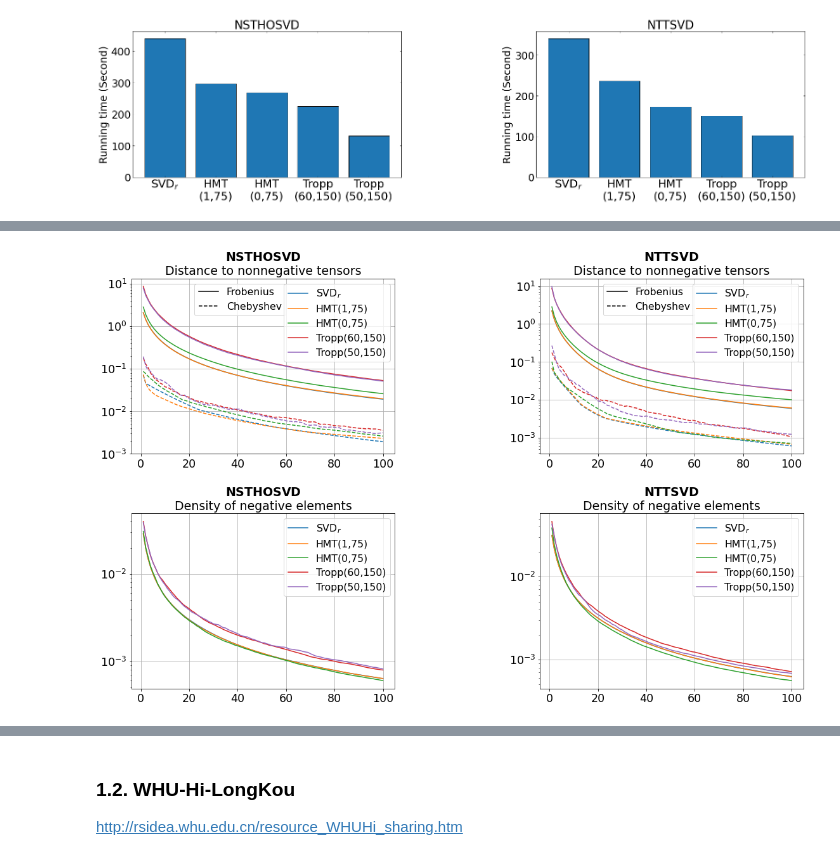
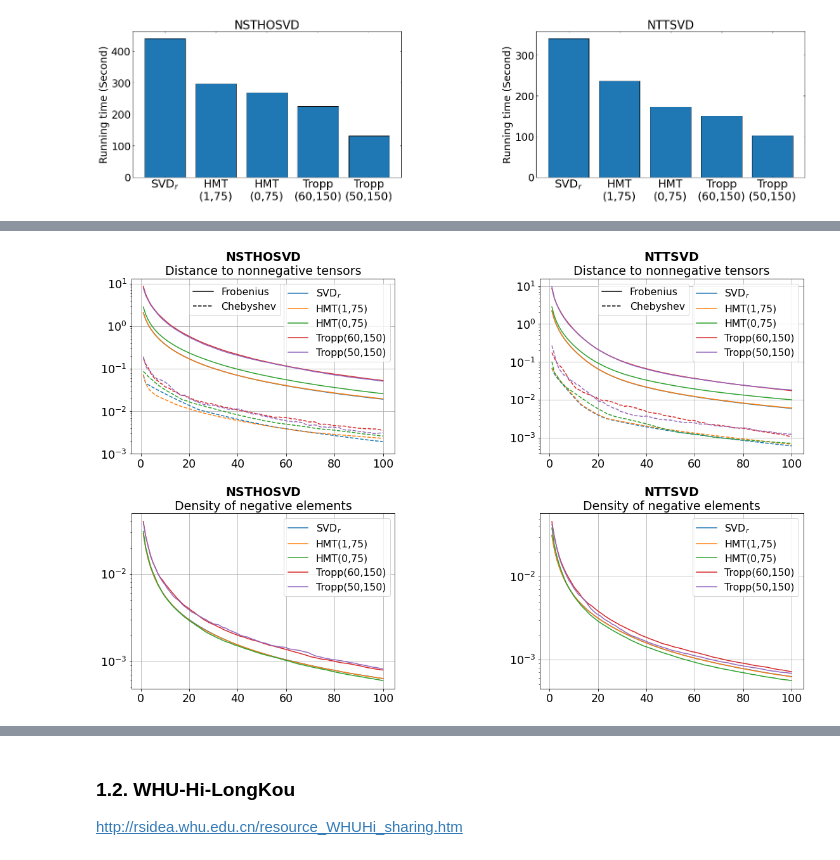
Before and after one commit to azamat11235/NLRTA, a Jupyter notebook: tensor_case.ipynb, the cells around one changed output, grey strips where cells are left out. Drawn from its saved outputs; the diff is of its cells as text; code cells hidden in the pictures.

```diff
--- a/tensor_case.ipynb
+++ b/tensor_case.ipynb
@@ -652,12 +652,12 @@ SVD$_r$                  | 1224.10 s.
 # %%
 fig, ax = ex.plotConvergence3(figsize=(19, 11.9),
                               yticks=[10**(-x) for x in range(-1, 4)],
                               wspace=0.55,
                               hspace=0.34,
                               titlesize=19,
                               ticksize=17.5,
                               legendsize=15.74,
                               legendloc='upper right',
-                              legend2loc=(0.24, 0.79))
+                              legend2loc=(0.22, 0.79))
 # %% [output]
-[figure, old version]
+[figure, new version]
```
Also changed, not shown: parts of 22 cells of this notebook.
